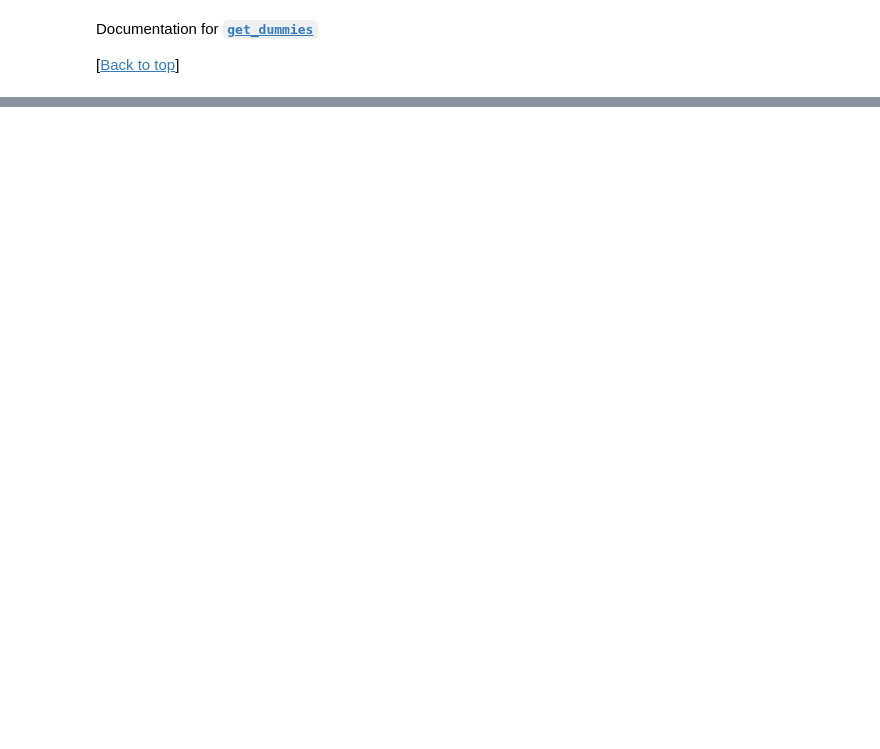
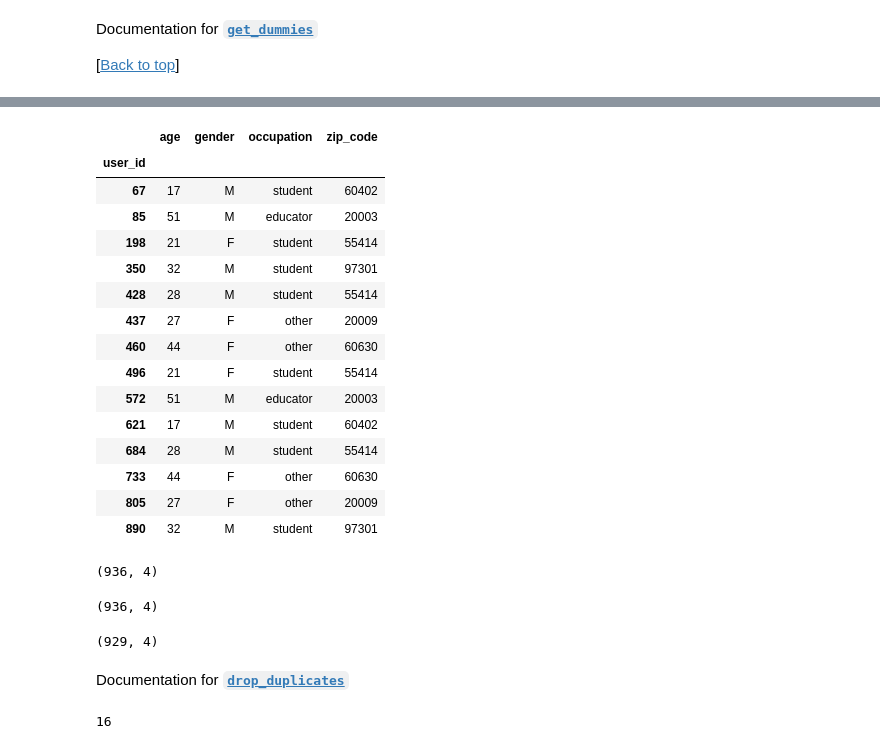
Before and after one commit to justmarkham/pandas-videos, a Jupyter notebook: pandas.ipynb, the cells around one changed output, grey strips where cells are left out. Cells and saved outputs as stored; diff of their text form; code cells hidden in the pictures; blank space fills up the shorter version.

```diff
--- a/pandas.ipynb
+++ b/pandas.ipynb
@@ -2566,0 +2704,5 @@ Documentation for [**`get_dummies`**](http://pandas.pydata.org/pandas-docs/stabl
+# %%
+# read a dataset of movie reviewers into a DataFrame
+user_cols = ['user_id', 'age', 'gender', 'occupation', 'zip_code']
+users = pd.read_table('http://bit.ly/movieusers', sep='|', header=None, names=user_cols, index_col='user_id')
+users.head()
@@ -2566,0 +2785,40 @@ Documentation for [**`get_dummies`**](http://pandas.pydata.org/pandas-docs/stabl
+# %%
+# examine the duplicate rows (including all duplicates)
+users.loc[users.duplicated(keep=False), :]
+# %% [output]
+|  | age | gender | occupation | zip_code |
+| user_id |  |  |  |  |
+| 67 | 17 | M | student | 60402 |
+| 85 | 51 | M | educator | 20003 |
+| 198 | 21 | F | student | 55414 |
+| 350 | 32 | M | student | 97301 |
+| 428 | 28 | M | student | 55414 |
+| 437 | 27 | F | other | 20009 |
+| 460 | 44 | F | other | 60630 |
+| 496 | 21 | F | student | 55414 |
+| 572 | 51 | M | educator | 20003 |
+| 621 | 17 | M | student | 60402 |
+| 684 | 28 | M | student | 55414 |
+| 733 | 44 | F | other | 60630 |
+| 805 | 27 | F | other | 20009 |
+| 890 | 32 | M | student | 97301 |
+# %%
+# drop the duplicate rows (inplace=False by default)
+users.drop_duplicates(keep='first').shape
+# %% [output]
+(936, 4)
+# %%
+users.drop_duplicates(keep='last').shape
+# %% [output]
+(936, 4)
+# %%
+users.drop_duplicates(keep=False).shape
+# %% [output]
+(929, 4)
+# %% [markdown]
+Documentation for [**`drop_duplicates`**](http://pandas.pydata.org/pandas-docs/stable/generated/pandas.DataFrame.drop_duplicates.html)
+# %%
+# only consider a subset of columns when identifying duplicates
+users.duplicated(subset=['age', 'zip_code']).sum()
+# %% [output]
+16
```
Also changed, not shown: parts of 33 cells of this notebook, 1 other file.
